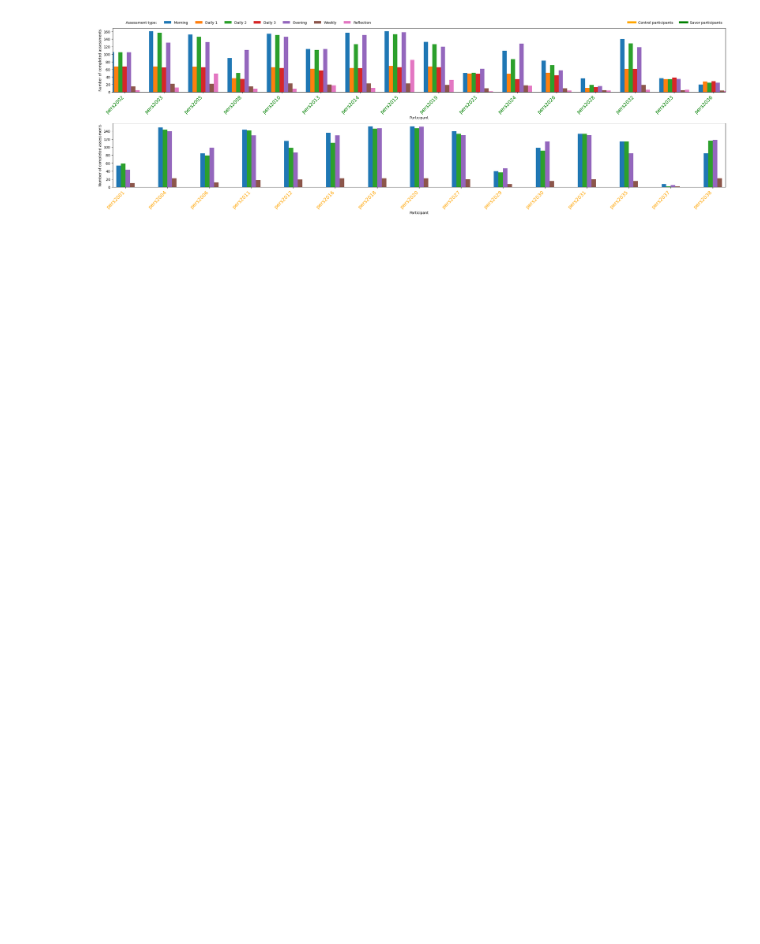
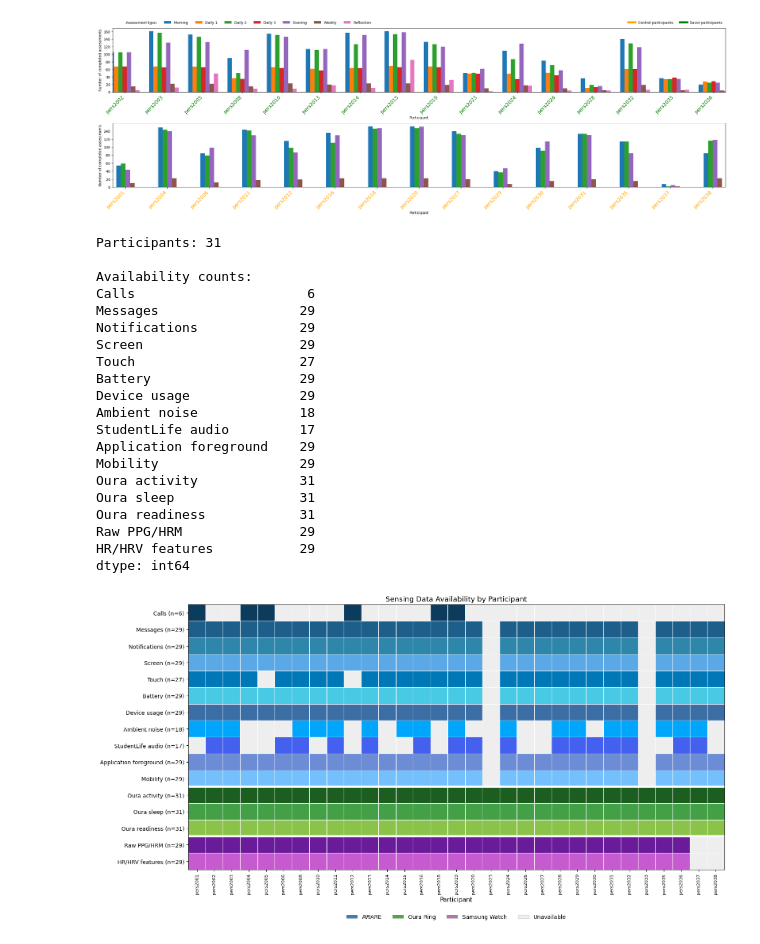
Before and after one commit to nedamhs/SoLo_analysis, a Jupyter notebook: technical_validation/data_coverage.ipynb, the cells around one changed output. Drawn from its saved outputs; the diff is of its cells as text; code cells hidden in the pictures; blank space fills up the shorter version.

```diff
--- a/technical_validation/data_coverage.ipynb
+++ b/technical_validation/data_coverage.ipynb
@@ -97,3 +101,76 @@ plt.savefig("assessment_counts.png", dpi=300, bbox_inches="tight")
 plt.show()
 # %% [output]
 [figure]
+# %%
+participant_dirs = sorted([p for p in DATASET_DIR.iterdir() if p.is_dir()], key=lambda x: x.name)
+
+modalities = ["Calls", "Messages", "Notifications", "Screen", "Touch", "Battery", "Device usage", "Ambient noise", "StudentLife audio", "Application foreground", "Mobility", "Oura activity", "Oura sleep", "Oura readiness", "Raw PPG/HRM", "HR/HRV features"]
+
+row_groups = {"Calls":"AWARE", "Messages":"AWARE", "Notifications":"AWARE", "Screen":"AWARE", "Touch":"AWARE", "Battery":"AWARE", "Device usage":"AWARE", "Ambient noise":"AWARE", "StudentLife audio":"AWARE", "Application foreground":"AWARE", "Mobility":"AWARE", "Oura activity":"Oura", "Oura sleep":"Oura", "Oura readiness":"Oura", "Raw PPG/HRM":"Samsung", "HR/HRV features":"Samsung"}
+
+row_colors = {"Calls":"#0B3C5D", "Messages":"#1D5F8A", "Notifications":"#2E86AB", "Screen":"#5AA9E6", "Touch":"#0077B6", "Battery":"#48CAE4", "Device usage":"#3A6EA5", "Ambient noise":"#00A6FB", "StudentLife audio":"#4361EE", "Application foreground":"#6C8CD5", "Mobility":"#74C0FC", "Oura activity":"#1B5E20", "Oura sleep":"#43A047", "Oura readiness":"#8BC34A", "Raw PPG/HRM":"#6A1B9A", "HR/HRV features":"#C65BCF"}
+group_legend_colors = {"AWARE":"#4E79A7", "Oura":"#59A14F", "Samsung":"#AF7AA1"}
+
+unavailable_color = "#EEEEEE"
+
+file_map = {"Calls":["AWARE/calls.csv"], "Messages":["AWARE/messages.csv"], "Notifications":["AWARE/notifications.csv"], "Screen":["AWARE/screen.csv"], "Touch":["AWARE/touch.csv"], "Battery":["AWARE/battery.csv"], "Device usage":["AWARE/device_usage.csv"], "Ambient noise":["AWARE/ambient_noise.csv"], "StudentLife audio":["AWARE/studentlife_audio.csv"], "Application foreground":["AWARE/applications_foreground.csv"], "Mobility":["AWARE/mobility_features.csv"], "Oura activity":["Oura/activity_1min.csv", "Oura/activity_5min.csv", "Oura/activity_daily.csv"], "Oura sleep":["Oura/sleep_5min.csv", "Oura/sleep_daily.csv"], "Oura readiness":["Oura/readiness_daily.csv"], "Raw PPG/HRM":["Samsung/raw_watch.csv"], "HR/HRV features":["Samsung/hrv_5min.csv"]}
+
+def file_has_data(path): return path.exists() and path.is_file() and path.stat().st_size > 0
+
+availability_df = pd.DataFrame(0, index=modalities, columns=[p.name for p in participant_dirs], dtype=int)
+
+for participant_dir in participant_dirs:
+    for modality in modalities:
+        availability_df.loc[modality, participant_dir.name] = int(any(file_has_data(participant_dir / relative_path) for relative_path in file_map[modality]))
+
+print("Participants:", len(participant_dirs))
+print("\nAvailability counts:")
+print(availability_df.sum(axis=1))
+
+fig, ax = plt.subplots(figsize=(16, 8.5))
+
+for i, modality in enumerate(availability_df.index):
+    for j, participant in enumerate(availability_df.columns):
+        color = row_colors[modality] if availability_df.iloc[i, j] == 1 else unavailable_color
+        ax.add_patch(plt.Rectangle((j, i), 1, 1, facecolor=color, edgecolor="white", linewidth=0.8))
+
+ax.axhline(11, color="white", linewidth=4)
+ax.axhline(14, color="white", linewidth=4)
+4
+ax.set_xlim(0, len(availability_df.columns))
+ax.set_ylim(len(availability_df.index), 0)
+ax.set_xticks(np.arange(len(availability_df.columns)) + 0.5)
+ax.set_xticklabels(availability_df.columns, rotation=90, fontsize=8)
+ax.set_yticks(np.arange(len(availability_df.index)) + 0.5)
+ax.set_yticklabels([f"{modality} (n={int(availability_df.loc[modality].sum())})" for modality in availability_df.index], fontsize=10)
+ax.set_xlabel("Participant", fontsize=11)
+ax.set_ylabel("")
+ax.set_title("Sensing Data Availability by Participant", fontsize=13)
+
+legend_handles = [Patch(facecolor=group_legend_colors["AWARE"], label="AWARE"), Patch(facecolor=group_legend_colors["Oura"], label="Oura Ring"), Patch(facecolor=group_legend_colors["Samsung"], label="Samsung Watch"), Patch(facecolor=unavailable_color, edgecolor="lightgray", label="Unavailable")]
+
+ax.legend(handles=legend_handles, loc="upper center", bbox_to_anchor=(0.5, -0.15), ncol=4, frameon=False)
+plt.tight_layout()
+plt.show()
+# %% [output]
+Participants: 31
+
+Availability counts:
+Calls                      6
+Messages                  29
+Notifications             29
+Screen                    29
+Touch                     27
+Battery                   29
+Device usage              29
+Ambient noise             18
+StudentLife audio         17
+Application foreground    29
+Mobility                  29
+Oura activity             31
+Oura sleep                31
+Oura readiness            31
+Raw PPG/HRM               29
+HR/HRV features           29
+dtype: int64
+[figure, added]
```
Also changed, not shown: parts of 3 cells of this notebook, 4 other files.
